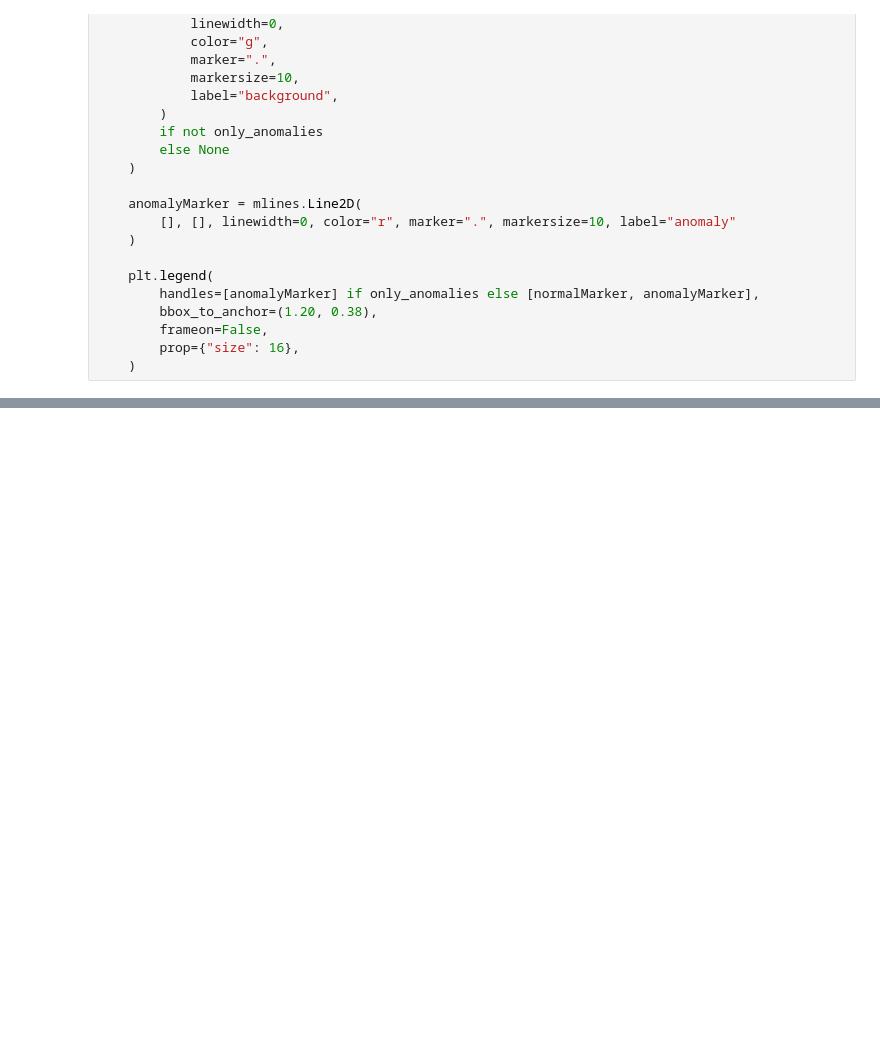
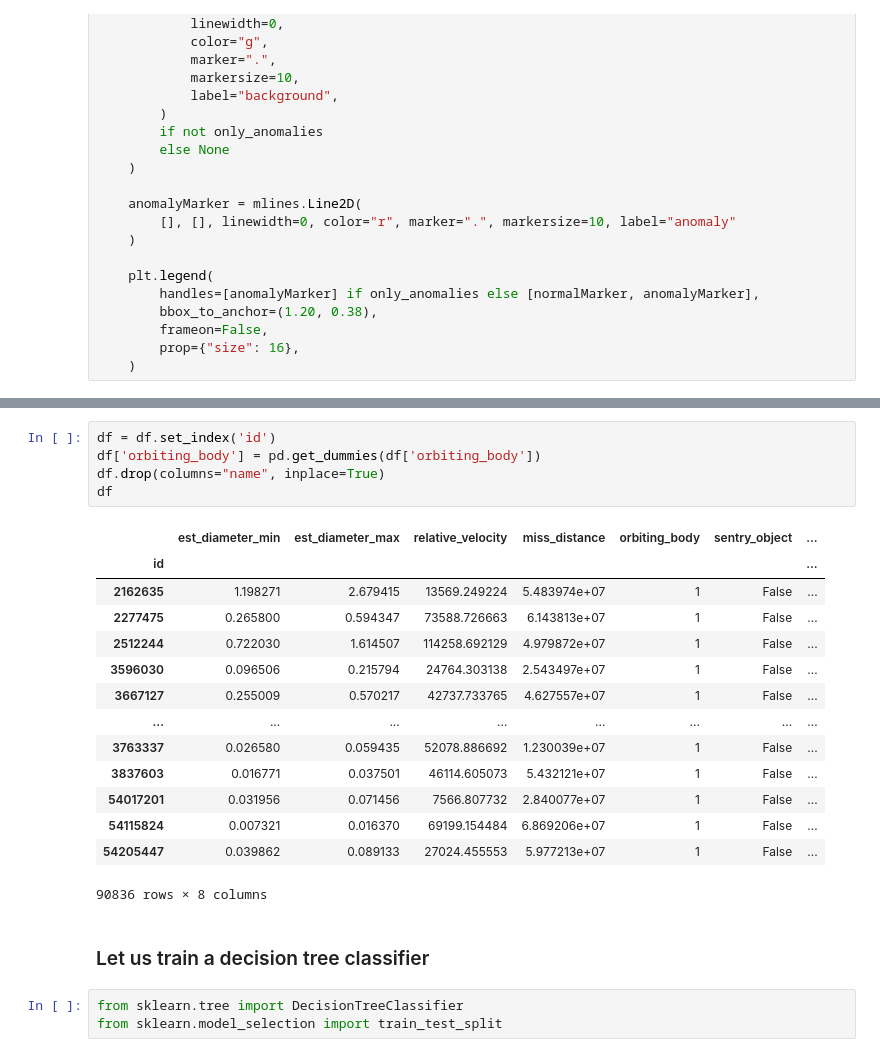
Before and after one commit to Sefray/ptml_project, a Jupyter notebook: nasa-ptml.ipynb, the cells around one changed output, grey strips where cells are left out. Saved outputs shown, nothing was run; the diff lists cells and outputs as text; blank space fills up the shorter version.

Commit message:
Added Decision Tree classifier

```diff
--- a/nasa-ptml.ipynb
+++ b/nasa-ptml.ipynb
@@ -191,0 +212,25 @@ def show3D_data(df, x, y, z, only_anomalies=False):
+# %%
+df = df.set_index('id')
+df['orbiting_body'] = pd.get_dummies(df['orbiting_body'])
+df.drop(columns="name", inplace=True)
+df
+# %% [output]
+|  | est_diameter_min | est_diameter_max | relative_velocity | miss_distance | orbiting_body | sentry_object | ... |
+| id |  |  |  |  |  |  | ... |
+| 2162635 | 1.198271 | 2.679415 | 13569.249224 | 5.483974e+07 | 1 | False | ... |
+| 2277475 | 0.265800 | 0.594347 | 73588.726663 | 6.143813e+07 | 1 | False | ... |
+| 2512244 | 0.722030 | 1.614507 | 114258.692129 | 4.979872e+07 | 1 | False | ... |
+| 3596030 | 0.096506 | 0.215794 | 24764.303138 | 2.543497e+07 | 1 | False | ... |
+| 3667127 | 0.255009 | 0.570217 | 42737.733765 | 4.627557e+07 | 1 | False | ... |
+| ... | ... | ... | ... | ... | ... | ... | ... |
+| 3763337 | 0.026580 | 0.059435 | 52078.886692 | 1.230039e+07 | 1 | False | ... |
+| 3837603 | 0.016771 | 0.037501 | 46114.605073 | 5.432121e+07 | 1 | False | ... |
+| 54017201 | 0.031956 | 0.071456 | 7566.807732 | 2.840077e+07 | 1 | False | ... |
+| 54115824 | 0.007321 | 0.016370 | 69199.154484 | 6.869206e+07 | 1 | False | ... |
+| 54205447 | 0.039862 | 0.089133 | 27024.455553 | 5.977213e+07 | 1 | False | ... |
+90836 rows × 8 columns
+# %% [markdown]
+### Let us train a decision tree classifier
+# %%
+from sklearn.tree import DecisionTreeClassifier
+from sklearn.model_selection import train_test_split
```
Also changed, not shown: parts of 6 cells of this notebook.
